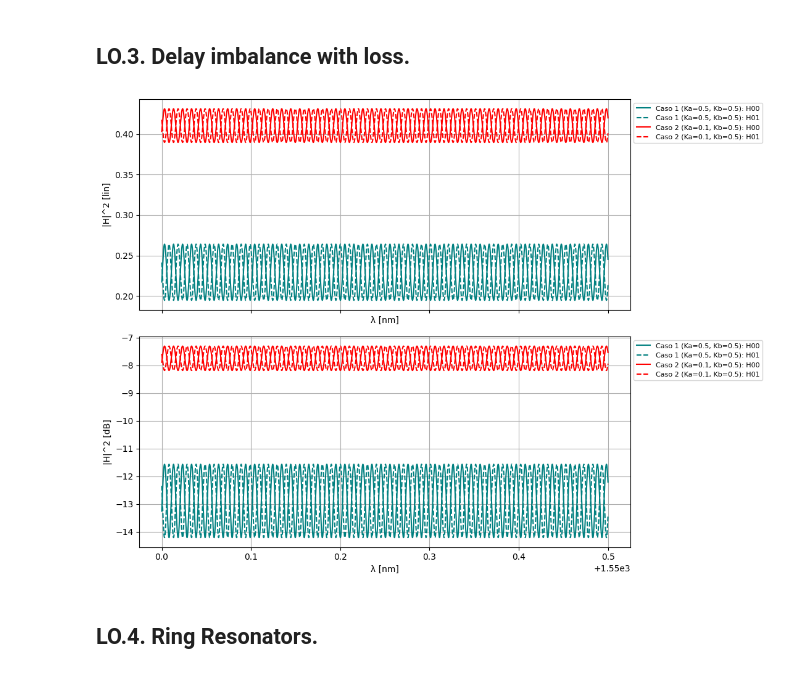
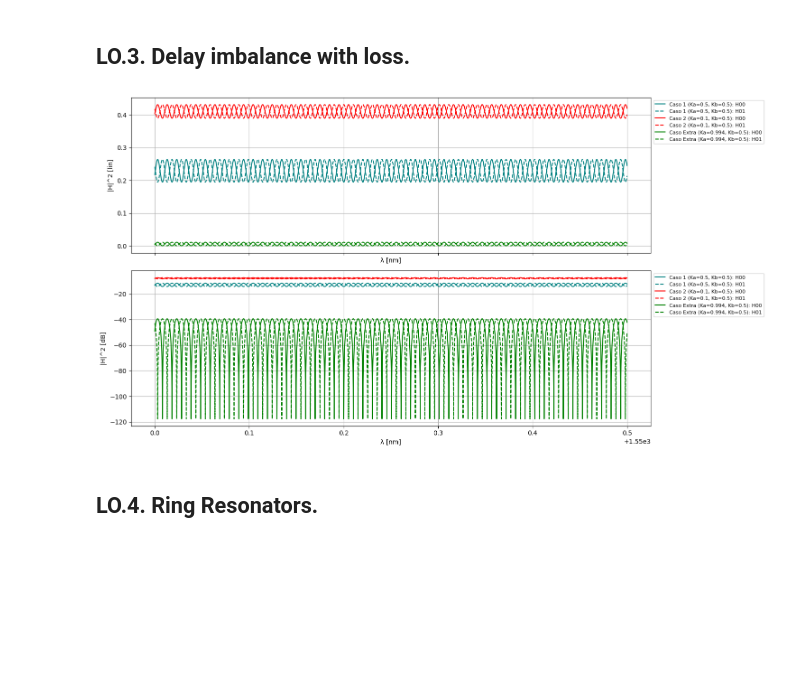
Before and after one commit to lorenagimeno/cifoin-lab3, a Jupyter notebook: CIRCUITS_&_COMPACT_MODELS.ipynb, the cells around one changed output. Cells and saved outputs as stored; diff of their text form; code cells hidden in the pictures; blank space fills up the shorter version.

```diff
--- a/CIRCUITS_&_COMPACT_MODELS.ipynb
+++ b/CIRCUITS_&_COMPACT_MODELS.ipynb
@@ -350,84 +353,79 @@ l_base = 1000.0
 loss = 4 / 1e4
 delta_l_v = np.array([55960.0840224255])
 
-# Creamos una única figura con 2 subplots (escala lineal y dB)
-fig, ax = plt.subplots(2, 1, figsize=(11, 8), sharex=True)
+fig, ax = plt.subplots(2, 1, figsize=(15, 8), sharex=True)
 
 # ==========================================
 # CASO 1: Ka = 0.5 y Kb = 0.5 (Color Azul)
 # ==========================================
 color_caso1 = "teal"
-
 for i, delta_l in enumerate(delta_l_v):
-    # Simulación Caso 1
-    # Nota: Corregido 'delta_l_v' por 'delta_l' para usar el valor de la iteración
     mzi_test1 = mzi(wl=wl,
                     wvg_S={"length": l_base, "loss": loss, "ng": ng, "neff": neff},
                     wvg_N={"length": l_base + delta_l, "loss": loss, "ng": ng, "neff": neff},
                     coup_E={"coupling": 0.5},
                     coup_W={"coupling": 0.5})
-
     H00_c1 = mzi_test1["in0", "out0"]
     H01_c1 = mzi_test1["in0", "out1"]
-
-    # Cálculo en dB (Mantenemos tu fórmula original)
     H00_dB_c1 = 20.0 * jnp.log10(np.abs(H00_c1) ** 2)
     H01_dB_c1 = 20.0 * jnp.log10(np.abs(H01_c1) ** 2)
-
-    # Representación Caso 1 en Subplot 0 (Lineal)
     ax[0].plot(wl * 1e3, np.abs(H00_c1)**2, linestyle="-", color=color_caso1, label=f"Caso 1 (Ka=0.5, Kb=0.5): H00")
     ax[0].plot(wl * 1e3, np.abs(H01_c1)**2, linestyle="--", color=color_caso1, label=f"Caso 1 (Ka=0.5, Kb=0.5): H01")
-
-    # Representación Caso 1 en Subplot 1 (dB)
     ax[1].plot(wl * 1e3, H00_dB_c1, linestyle="-", color=color_caso1, label=f"Caso 1 (Ka=0.5, Kb=0.5): H00")
     ax[1].plot(wl * 1e3, H01_dB_c1, linestyle="--", color=color_caso1, label=f"Caso 1 (Ka=0.5, Kb=0.5): H01")
-
 
 # ==========================================
 # CASO 2: Ka = 0.1 y Kb = 0.5 (Color Rojo)
 # ==========================================
 color_caso2 = "red"
-
 for i, delta_l in enumerate(delta_l_v):
-    # Simulación Caso 2
     mzi_test2 = mzi(wl=wl,
                     wvg_S={"length": l_base, "loss": loss, "ng": ng, "neff": neff},
                     wvg_N={"length": l_base + delta_l, "loss": loss, "ng": ng, "neff": neff},
                     coup_E={"coupling": 0.1},
                     coup_W={"coupling": 0.5})
-
     H00_c2 = mzi_test2["in0", "out0"]
     H01_c2 = mzi_test2["in0", "out1"]
-
-    # Cálculo en dB
     H00_dB_c2 = 20.0 * jnp.log10(np.abs(H00_c2) ** 2)
     H01_dB_c2 = 20.0 * jnp.log10(np.abs(H01_c2) ** 2)
-
-    # Representación Caso 2 en Subplot 0 (Lineal)
     ax[0].plot(wl * 1e3, np.abs(H00_c2)**2, linestyle="-", color=color_caso2, label=f"Caso 2 (Ka=0.1, Kb=0.5): H00")
     ax[0].plot(wl * 1e3, np.abs(H01_c2)**2, linestyle="--", color=color_caso2, label=f"Caso 2 (Ka=0.1, Kb=0.5): H01")
-
-    # Representación Caso 2 en Subplot 1 (dB)
     ax[1].plot(wl * 1e3, H00_dB_c2, linestyle="-", color=color_caso2, label=f"Caso 2 (Ka=0.1, Kb=0.5): H00")
     ax[1].plot(wl * 1e3, H01_dB_c2, linestyle="--", color=color_caso2, label=f"Caso 2 (Ka=0.1, Kb=0.5): H01")
 
+# ==========================================
+# CASO EXTRA: Ka = 0.994 y Kb = 0.5 (Color Verde)
+# ==========================================
+color_caso3 = "green"
+for i, delta_l in enumerate(delta_l_v):
+    mzi_test3 = mzi(wl=wl,
+                    wvg_S={"length": l_base, "loss": loss, "ng": ng, "neff": neff},
+                    wvg_N={"length": l_base + delta_l, "loss": loss, "ng": ng, "neff": neff},
+                    coup_E={"coupling": 0.994},
+                    coup_W={"coupling": 0.5})
+    H00_c3 = mzi_test3["in0", "out0"]
+    H01_c3 = mzi_test3["in0", "out1"]
+    H00_dB_c3 = 20.0 * jnp.log10(np.abs(H00_c3) ** 2)
+    H01_dB_c3 = 20.0 * jnp.log10(np.abs(H01_c3) ** 2)
+    ax[0].plot(wl * 1e3, np.abs(H00_c3)**2, linestyle="-", color=color_caso3, label=f"Caso Extra (Ka=0.994, Kb=0.5): H00")
+    ax[0].plot(wl * 1e3, np.abs(H01_c3)**2, linestyle="--", color=color_caso3, label=f"Caso Extra (Ka=0.994, Kb=0.5): H01")
+    ax[1].plot(wl * 1e3, H00_dB_c3, linestyle="-", color=color_caso3, label=f"Caso Extra (Ka=0.994, Kb=0.5): H00")
+    ax[1].plot(wl * 1e3, H01_dB_c3, linestyle="--", color=color_caso3, label=f"Caso Extra (Ka=0.994, Kb=0.5): H01")
 
 # ==========================================
-# FORMATO DE LA GRÁFICA UNIFICADA
+# FORMATO
 # ==========================================
 ax[0].set_ylabel("|H|^2 [lin]")
 ax[1].set_ylabel("|H|^2 [dB]")
-
 for i in range(0, 2):
     ax[i].grid(visible=True)
     ax[i].set_xlabel("λ [nm]")
-    # Situamos la leyenda fuera de la gráfica a la derecha para evitar que tape las líneas
     ax[i].legend(loc='upper left', bbox_to_anchor=(1, 1), fontsize=8)
 
 plt.tight_layout()
 plt.show()
 # %% [output]
-[figure, old version]
+[figure, new version]
 # %% [markdown]
 ## LO.4. Ring Resonators.
 # %% [markdown]
```
Also changed, not shown: parts of 2 cells of this notebook.
